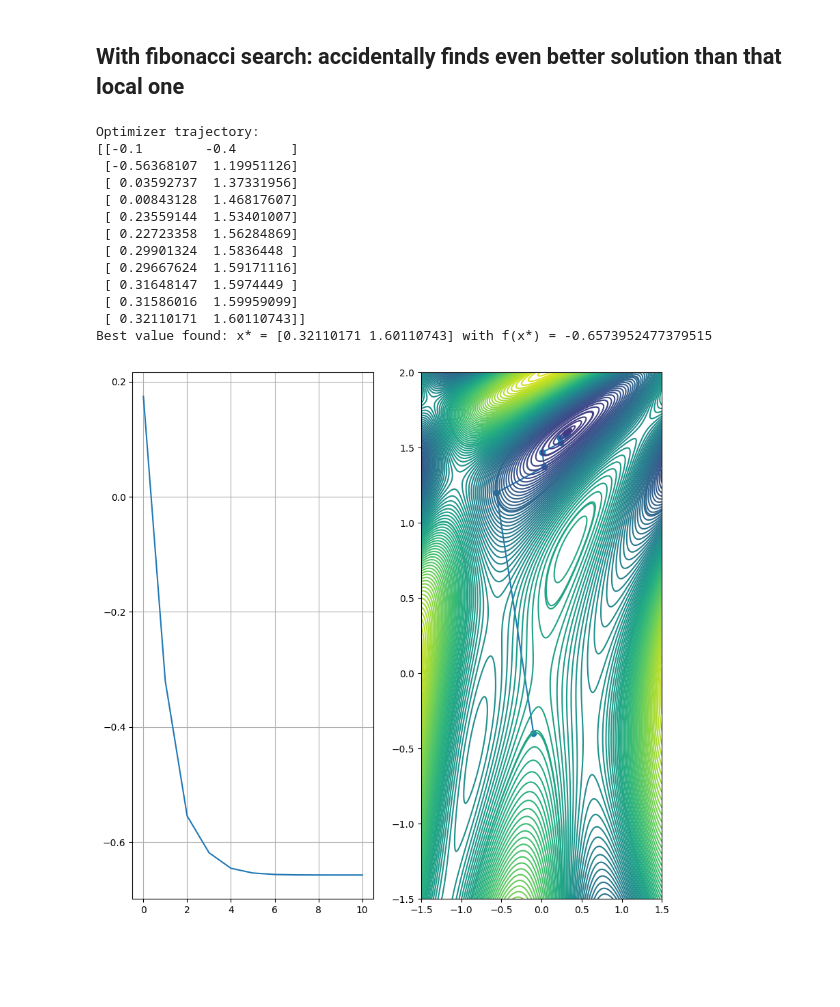
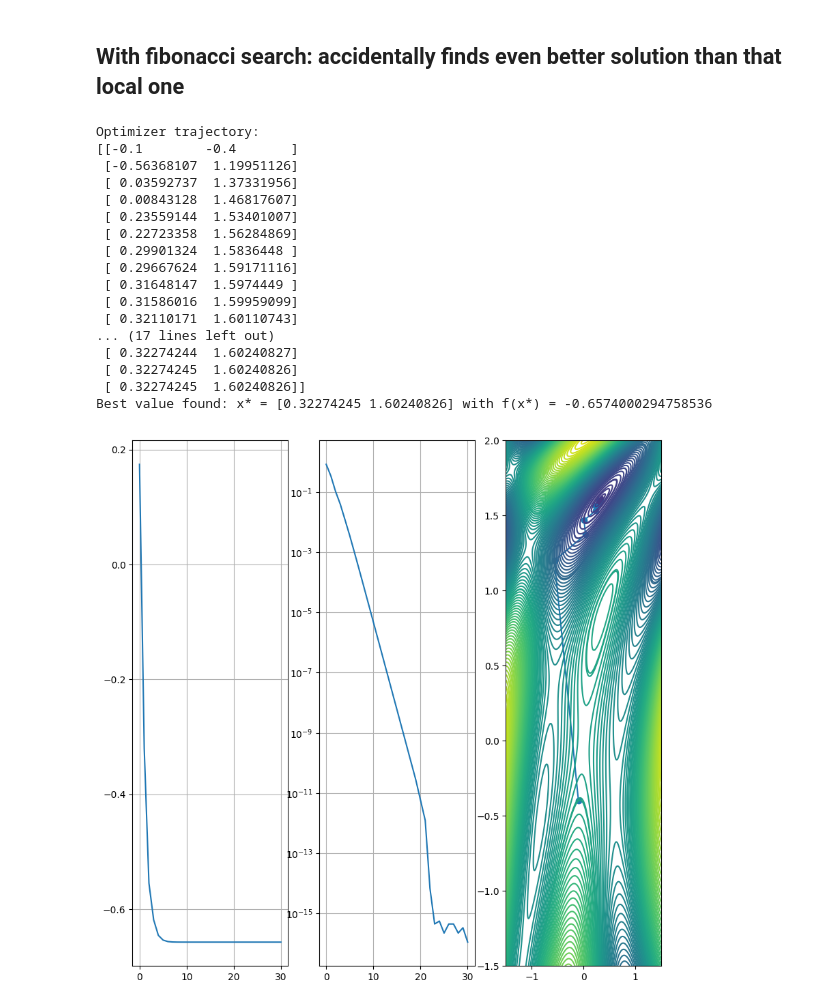
Before and after one commit to spanish-inquisition-optimization/GradientDescent, a Jupyter notebook: part_1.ipynb, the cells around one changed output. Cells and saved outputs as stored; diff of their text form; code cells hidden in the pictures; blank space fills up the shorter version.

```diff
--- a/part_1.ipynb
+++ b/part_1.ipynb
@@ -65,7 +68,9 @@ visualize_function_3d(trig, trig_roi)
 # %% [markdown]
 ## For fixed step size
 # %%
-visualize_optimizing_process(trig, trig_roi, np.array(gradient_descent(trig, trig_derivative, np.array([-0.1, -0.4]), fixed_step_search(0.1), lambda f, points: len(points) > 50)))
+def optimize_fixed_step_size(iterations):
+    return np.array(gradient_descent(trig, trig_derivative, np.array([-0.1, -0.4]), fixed_step_search(0.1), lambda f, points: len(points) > iterations))
+visualize_optimizing_process(trig, trig_roi, optimize_fixed_step_size(30), trig(optimize_fixed_step_size(300)[-1]))
 # %% [output]
 Optimizer trajectory:
 [[-0.1        -0.4       ]
@@ -88,19 +93,28 @@ Best value found: x* = [-0.74290103 -0.27074822] with f(x*) = -0.036658106096454
 # %% [markdown]
 ## With fibonacci search: accidentally finds even better solution than that local one
 # %%
-visualize_optimizing_process(trig, trig_roi, np.array(gradient_descent(trig, trig_derivative, np.array([-0.1, -0.4]), fibonacci_search(30), lambda f, points: len(points) > 10)))
+def optimize_fibonacci(iterations):
+    return np.array(gradient_descent(trig, trig_derivative, np.array([-0.1, -0.4]), fibonacci_search(30),
+                                     lambda f, points: len(points) > iterations))
+
+
+visualize_optimizing_process(trig, trig_roi, optimize_fibonacci(30), trig(optimize_fibonacci(300)[-1]))
 # %% [output]
 Optimizer trajectory:
 [[-0.1        -0.4       ]
  [-0.56368107  1.19951126]
  [ 0.03592737  1.37331956]
  [ 0.00843128  1.46817607]
  [ 0.23559144  1.53401007]
  [ 0.22723358  1.56284869]
  [ 0.29901324  1.5836448 ]
  [ 0.29667624  1.59171116]
  [ 0.31648147  1.5974449 ]
  [ 0.31586016  1.59959099]
- [ 0.32110171  1.60110743]]
-Best value found: x* = [0.32110171 1.60110743] with f(x*) = -0.6573952477379515
+ [ 0.32110171  1.60110743]
+... (17 lines left out)
+ [ 0.32274244  1.60240827]
+ [ 0.32274245  1.60240826]
+ [ 0.32274245  1.60240826]]
+Best value found: x* = [0.32274245 1.60240826] with f(x*) = -0.6574000294758536
-[figure, old version]
+[figure, new version]
```
Also changed, not shown: parts of 3 cells of this notebook, 3 other files.
